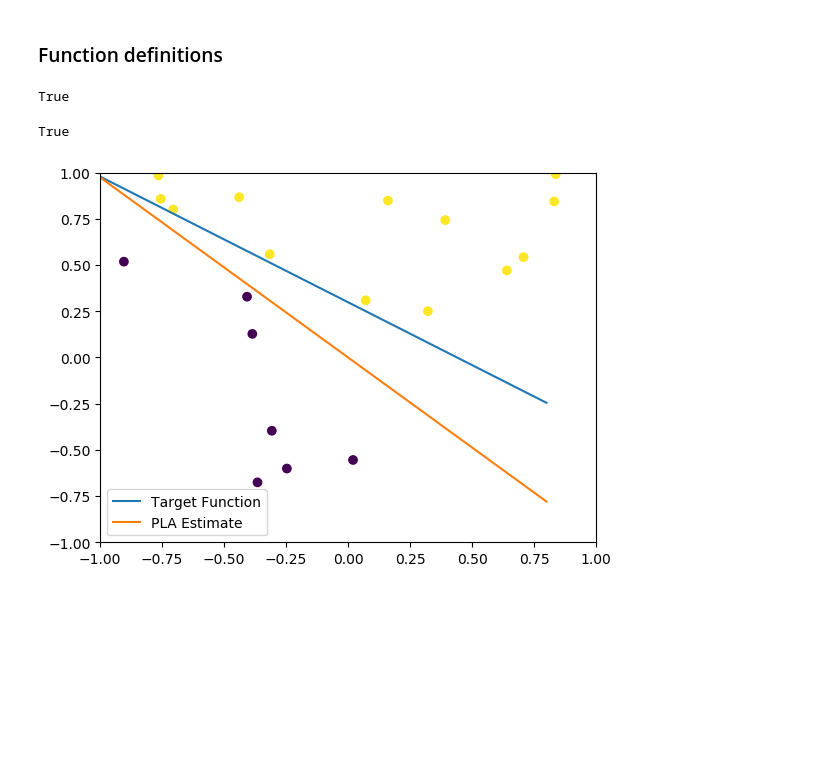
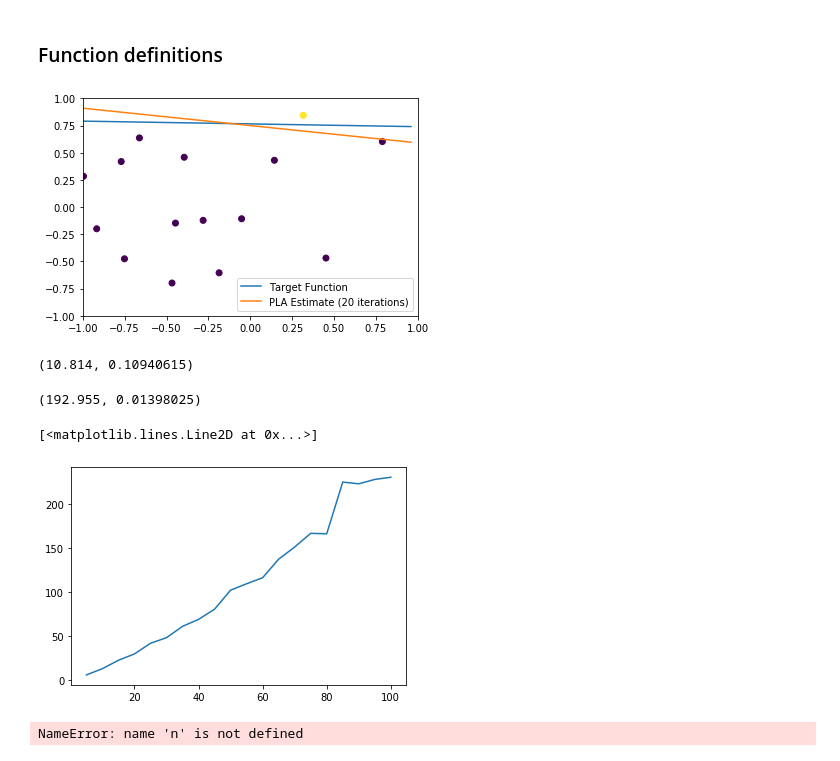
Before and after one commit to adamjclarke0/learning-from-data, a Jupyter notebook: homework/homework1.ipynb, the cells around one changed output. Saved outputs shown, nothing was run; the diff lists cells and outputs as text; code cells hidden in the pictures; blank space fills up the shorter version.

```diff
--- a/homework/homework1.ipynb
+++ b/homework/homework1.ipynb
@@ -64,7 +65,0 @@ def pla(X, Y):
-# %%
-f = generate_target_function([-0.6, -0.1], [0.9, 0.875])
-X, Y = generate_training_data(f, 500)
-w = pla(X, Y)
-print((predict(X, w) == Y).all())
-# %% [output]
-True
@@ -71,5 +71,5 @@ True
 # %%
-def generate_line_points(a, b, n=10):
+def generate_line_points(a, b, n=50):
     """ Given points a and b in [-1, 1]^2, produces an array of n equally
     spaced points on the straight line through a and b.
     """
@@ -82,7 +82,7 @@ def generate_line_points(a, b, n=10):
     c = ((a[1] * b[0]) - (a[0] * b[1])) / (b[0] - a[0])
     return np.array([[x, (m * x) + c] for x in np.arange(-1, 1, 2/n)])
 # %%
-def get_estimated_line_points(w, n=10):
+def get_estimated_line_points(w, n=50):
     """ Produces an array of n equally spaced points on the straight line
     in [-1, 1] forming the decision boundary of the function
     x -> sign((w^T)x) based on the estimated weights w.
@@ -95,19 +103,19 @@ def get_estimated_line_points(w, n=10):
 # %%
-plt.style.use('default')
-a = 2 * np.random.random(2) - 1
-b = 2 * np.random.random(2) - 1
-f = generate_target_function(a, b)
-L = generate_line_points(a, b)
-X, Y = generate_training_data(f, 20)
-w = pla(X, Y)
-E = get_estimated_line_points(w)
-plt.scatter(X[:,1], X[:,2], c=Y + 1)
-plt.plot(L[:,0], L[:,1], label='Target Function')
-plt.plot(E[:,0], E[:,1], label='PLA Estimate')
-plt.xlim(-1, 1)
-plt.ylim(-1, 1)
-plt.legend()
-print((predict(X, w) == Y).all())
+def random_pla_plot(n=10):
+    a = 2 * np.random.random(2) - 1
+    b = 2 * np.random.random(2) - 1
+    f = generate_target_function(a, b)
+    L = generate_line_points(a, b)
+    X, Y = generate_training_data(f, n)
+    w, iterations = pla(X, Y)
+    E = get_estimated_line_points(w)
+    plt.scatter(X[:,1], X[:,2], c=Y + 1)
+    plt.plot(L[:,0], L[:,1], label='Target Function')
+    plt.plot(E[:,0], E[:,1], label='PLA Estimate ({} iterations)'.format(iterations))
+    plt.xlim(-1, 1)
+    plt.ylim(-1, 1)
+    plt.legend()
-# %% [output]
-True
-[figure, removed]
+# %%
+random_pla_plot(15)
+# %% [output]
+[figure, added]
@@ -113,0 +138,8 @@ True
+# %%
+print(average_pla_iterations_and_error(10, 1000))
+# %% [output]
+(10.814, 0.10940615)
+# %%
+print(average_pla_iterations_and_error(100, 1000))
+# %% [output]
+(192.955, 0.01398025)
@@ -113,0 +150,25 @@ True
+# %%
+N = np.array(range(5, 101, 5))
+A = []
+for n in N:
+    A.append(average_pla_iterations(n, 10000))
+A = np.array(A)
+plt.plot(N, A)
+# %% [output]
+[<matplotlib.lines.Line2D at 0x...>]
+[figure, added]
+# %%
+a = 2 * np.random.random(2) - 1
+b = 2 * np.random.random(2) - 1
+f = generate_target_function(a, b)
+L = generate_line_points(a, b)
+X, Y = generate_training_data(f, n)
+weights = np.zeros(X.shape[1])
+prediction = predict(X, weights)
+while not (Y == prediction).all():
+    i = first_mismatch(prediction, Y)
+    weights = weights + Y[i] * X[i]
+    prediction = predict(X, weights)
+return weights
+# %% [output]
+NameError: name 'n' is not defined
```
Also changed, not shown: parts of 5 cells of this notebook.
